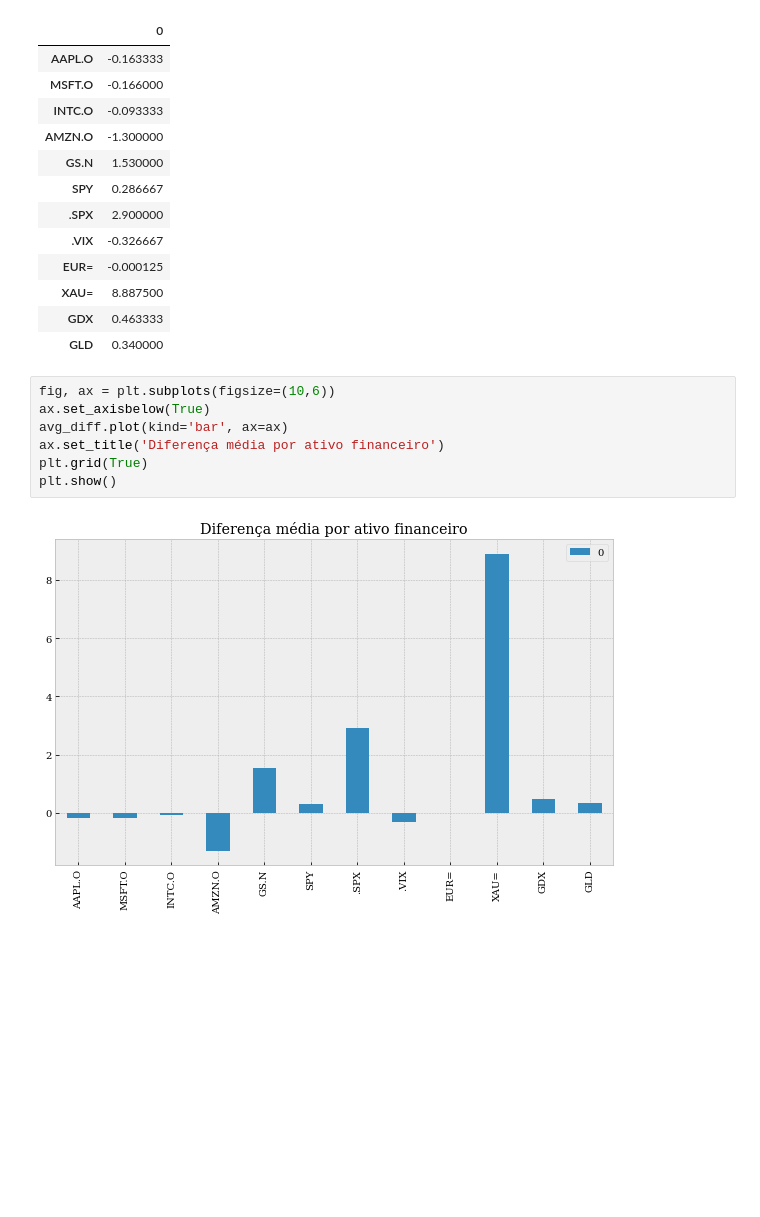
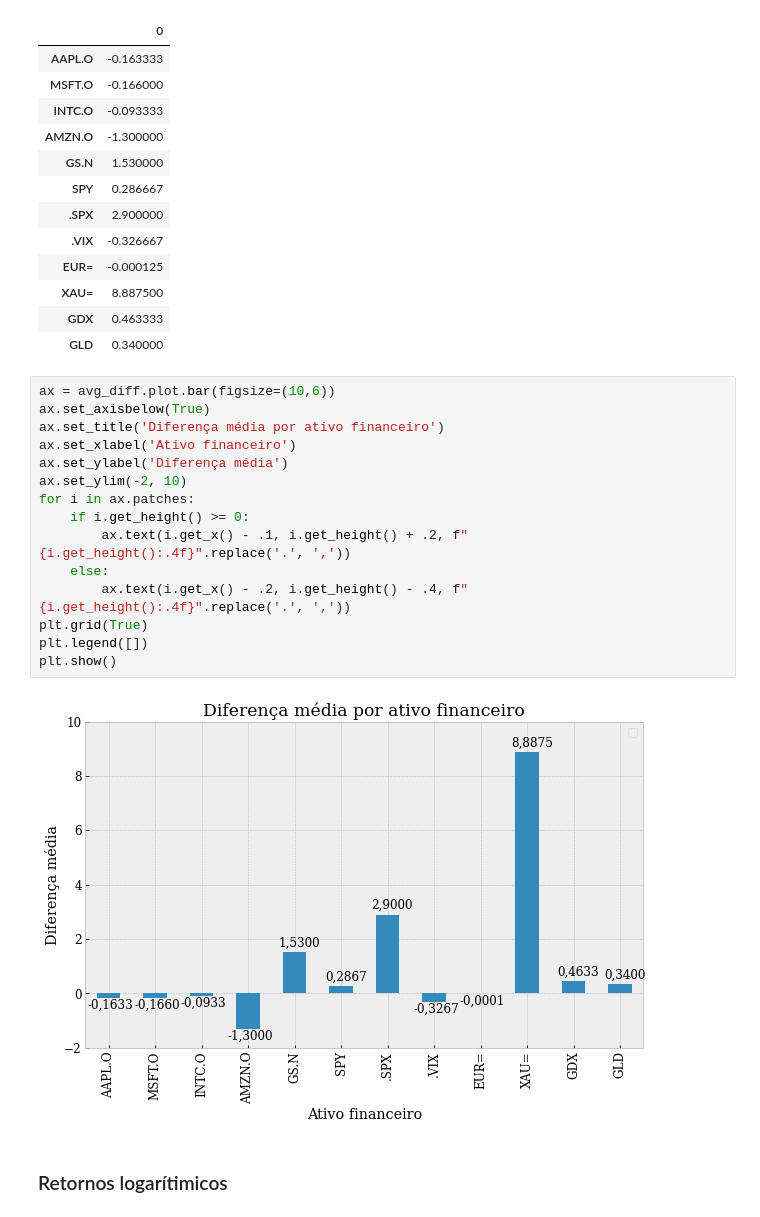
Before and after one commit to igoandrade/python-for-finance-analysis, a Jupyter notebook: financial-data-science/financial-time-series/financial-time-series.ipynb, the cells around one changed output. Cells and saved outputs as stored; diff of their text form; blank space fills up the shorter version.

Commit message:
Séries temporais de dados financeiros

```diff
--- a/financial-data-science/financial-time-series/financial-time-series.ipynb
+++ b/financial-data-science/financial-time-series/financial-time-series.ipynb
@@ -140,12 +140,22 @@ avg_diff
 | XAU= | 8.887500 |
 | GDX | 0.463333 |
 | GLD | 0.340000 |
-# %%
-fig, ax = plt.subplots(figsize=(10,6))
-ax.set_axisbelow(True)
-avg_diff.plot(kind='bar', ax=ax)
-ax.set_title('Diferença média por ativo financeiro')
-plt.grid(True)
-plt.show()
-# %% [output]
-[figure, removed]
+# %%
+ax = avg_diff.plot.bar(figsize=(10,6))
+ax.set_axisbelow(True)
+ax.set_title('Diferença média por ativo financeiro')
+ax.set_xlabel('Ativo financeiro')
+ax.set_ylabel('Diferença média')
+ax.set_ylim(-2, 10)
+for i in ax.patches:
+    if i.get_height() >= 0:
+        ax.text(i.get_x() - .1, i.get_height() + .2, f"{i.get_height():.4f}".replace('.', ','))
+    else:
+        ax.text(i.get_x() - .2, i.get_height() - .4, f"{i.get_height():.4f}".replace('.', ','))
+plt.grid(True)
+plt.legend([])
+plt.show()
+# %% [output]
+[figure, added]
+# %% [markdown]
+### Retornos logarítimicos
```
Also changed, not shown: parts of 27 cells of this notebook.
